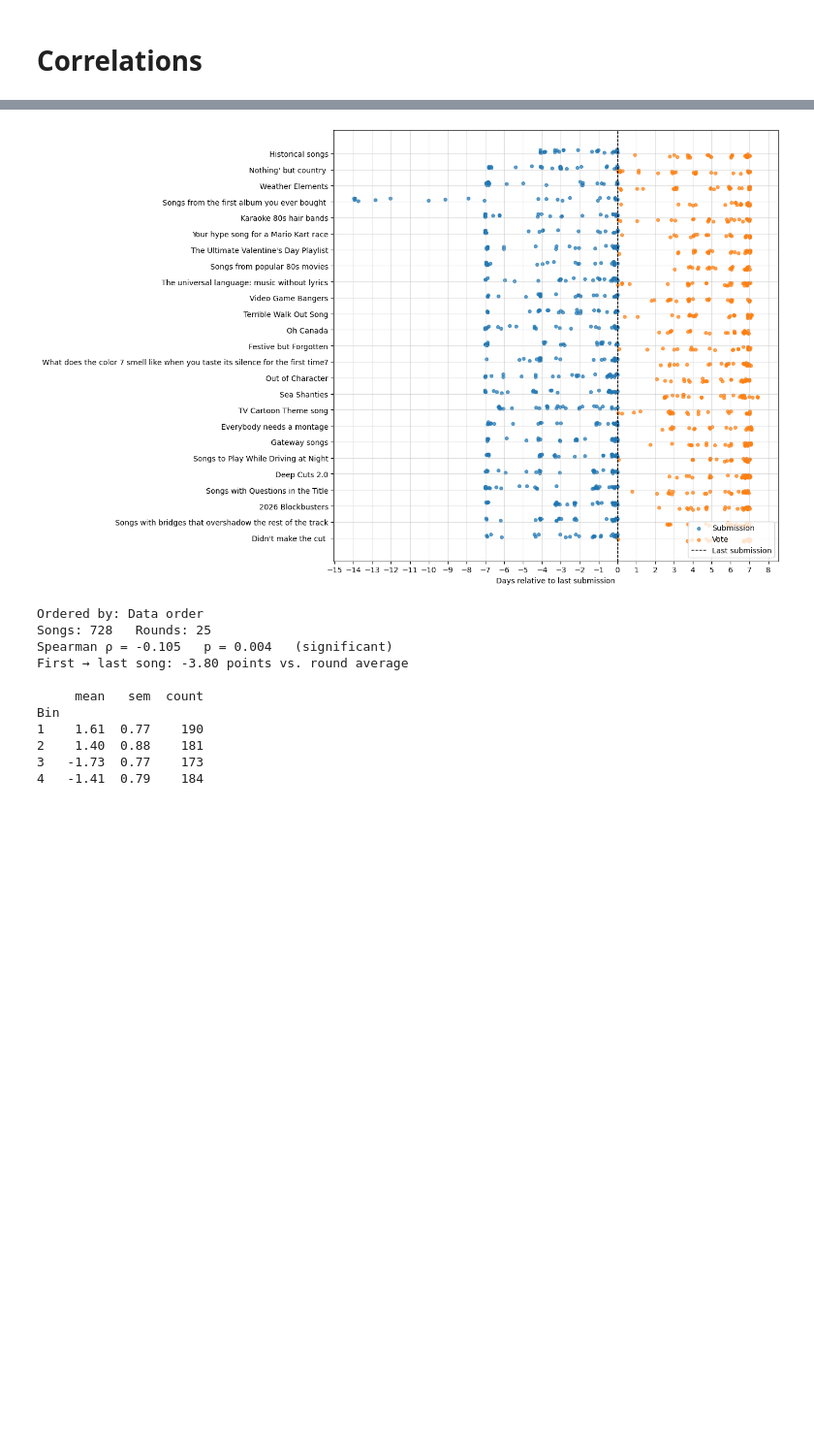
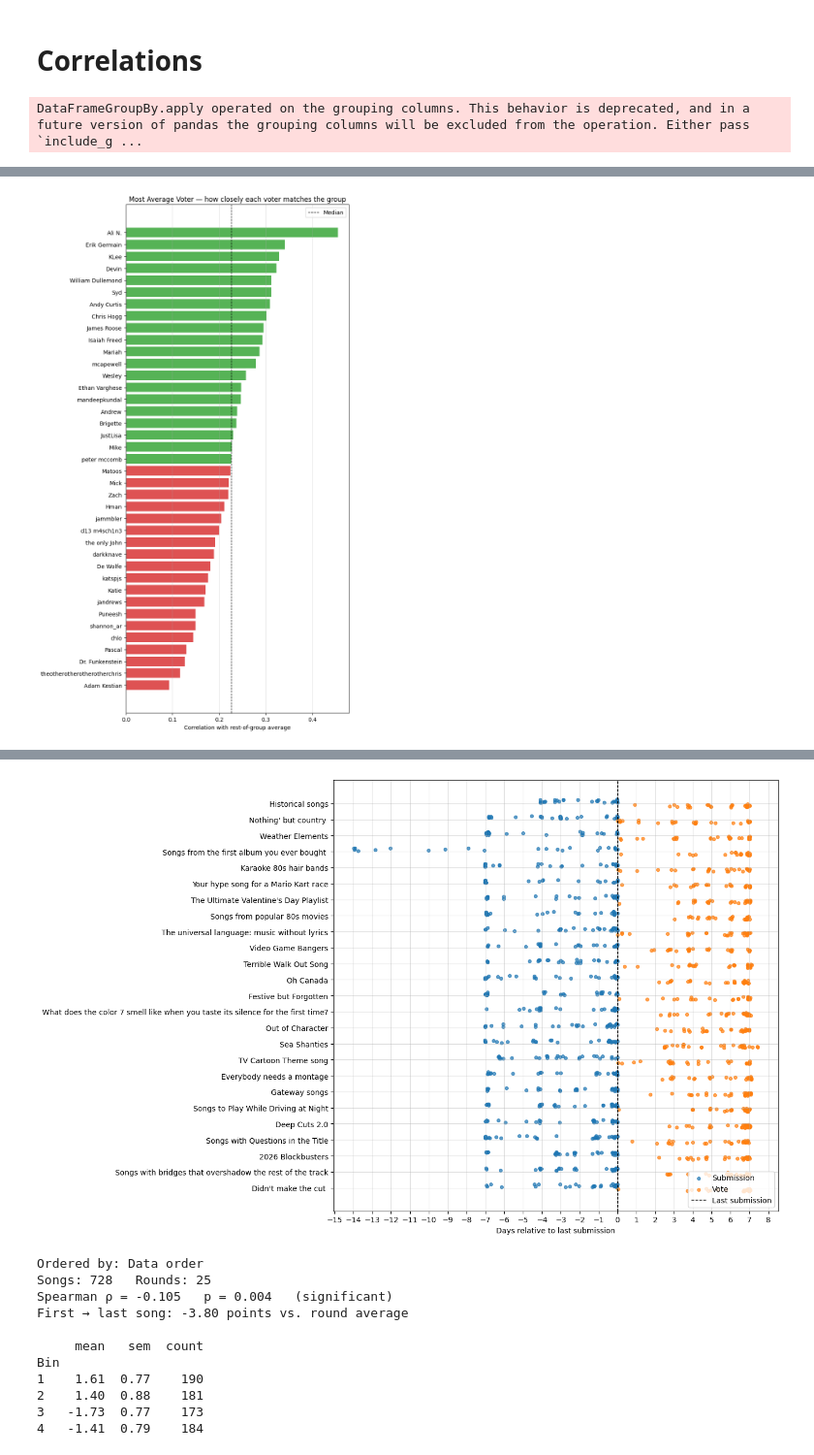
Before and after one commit to Briggernaut/MusicLeagueAnalysis, a Jupyter notebook: MusicLeagueAnalysis.ipynb, the cells around one changed output, grey strips where cells are left out. Shown at 97% size. Cells and saved outputs as stored; diff of their text form; code cells hidden in the pictures; blank space fills up the shorter version.

Commit message:
Add Average and King Maker

```diff
--- a/MusicLeagueAnalysis.ipynb
+++ b/MusicLeagueAnalysis.ipynb
@@ -901,3 +991,70 @@ display(top_songs_df)
 | 24 | I Just Had Sex | The Lonely Island, Akon | Terrible Walk Out Song | James Roose | 8 | 60.9 | 46 |
 # %% [markdown]
 # Correlations
+# %%
+#@title Most Average Voter
+MIN_ROUNDS = 3  #@param {type:"integer"}
+
+# Every song each voter could have voted on: songs in rounds they voted in, minus their own
+rv = v[['Round ID', 'Voter ID']].drop_duplicates()
+pairs = rv.merge(songs[['uid', 'Round ID', 'Submitter ID']], on='Round ID')
+pairs = pairs[pairs['Voter ID'] != pairs['Submitter ID']]
+
+# Points this voter gave each song (0 if none)
+my_pts = v.groupby(['Voter ID', 'uid'])['Points Assigned'].sum().rename('Mine').reset_index()
+pairs = pairs.merge(my_pts, on=['Voter ID', 'uid'], how='left').fillna({'Mine': 0})
+
+# Average points from everyone else in the round who could vote on that song
+# (leave-one-out, so a voter isn't compared against themselves)
+song_total = v.groupby('uid')['Points Assigned'].sum()
+voters_in_round = rv.groupby('Round ID').size()
+voted = set(map(tuple, rv[['Round ID', 'Voter ID']].values))
+pairs['Total'] = pairs['uid'].map(song_total).fillna(0)
+submitter_voted = [(r, s) in voted for r, s in zip(pairs['Round ID'], pairs['Submitter ID'])]
+pairs['Others'] = pairs['Round ID'].map(voters_in_round) - 1 - pd.Series(submitter_voted, index=pairs.index).astype(int)
+pairs = pairs[pairs['Others'] > 0]
+pairs['Group Avg'] = (pairs['Total'] - pairs['Mine']) / pairs['Others']
+
+# Per-voter agreement with the group
+def agreement(g):
+    return pd.Series({
+        'Corr': g['Mine'].corr(g['Group Avg']),
+        'Avg Diff': (g['Mine'] - g['Group Avg']).abs().mean(),
+        'Rounds': g['Round ID'].nunique(),
+        'Songs': len(g),
+    })
+
+avg_df = (pairs.groupby('Voter ID').apply(agreement)
+          .query('Rounds >= @MIN_ROUNDS')
+          .dropna(subset=['Corr'])
+          .sort_values('Corr', ascending=False))
+avg_df['Name'] = avg_df.index.map(lambda i: name_of.get(i, str(i)))
+
+# ---- Print ----
+best, worst = avg_df.iloc[0], avg_df.iloc[-1]
+print(f"{BOLD}===== Most Average ====={RESET}")
+print(f"  {best['Name']}: correlation {best['Corr']:.2f} with the group "
+      f"· off by {best['Avg Diff']:.2f} pts per song on average")
+print(f"\n{BOLD}===== Most Contrarian ====={RESET}")
+print(f"  {worst['Name']}: correlation {worst['Corr']:.2f} with the group "
+      f"· off by {worst['Avg Diff']:.2f} pts per song on average")
+
+print(f"\n{BOLD}All Voters (min {MIN_ROUNDS} rounds){RESET}")
+print(f"  {'':>3} {'Corr':>6} {'Avg diff':>9} {'Rounds':>7}  Name")
+for i, (_, r) in enumerate(avg_df.iterrows(), 1):
+    print(f"  {i:>2}. {r['Corr']:>6.2f} {r['Avg Diff']:>9.2f} {int(r['Rounds']):>7}  {r['Name']}")
+
+# ---- Chart ----
+plot = avg_df.iloc[::-1]
+fig, ax = plt.subplots(figsize=(8, max(4, 0.35 * len(plot))))
+colors = ['tab:green' if c >= avg_df['Corr'].median() else 'tab:red' for c in plot['Corr']]
+ax.barh(plot['Name'], plot['Corr'], color=colors, alpha=0.8)
+ax.axvline(avg_df['Corr'].median(), color='k', linestyle='--', linewidth=1, label='Median')
+ax.set_xlabel('Correlation with rest-of-group average')
+ax.set_title('Most Average Voter — how closely each voter matches the group')
+ax.legend()
+ax.grid(axis='x', alpha=0.4)
+plt.tight_layout()
+plt.show()
+# %% [output]
+DataFrameGroupBy.apply operated on the grouping columns. This behavior is deprecated, and in a future version of pandas the grouping columns will be excluded from the operation. Either pass `include_g ...
@@ -903,0 +1078 @@ display(top_songs_df)
+[figure, added]
```
Also changed, not shown: parts of 5 cells of this notebook.
